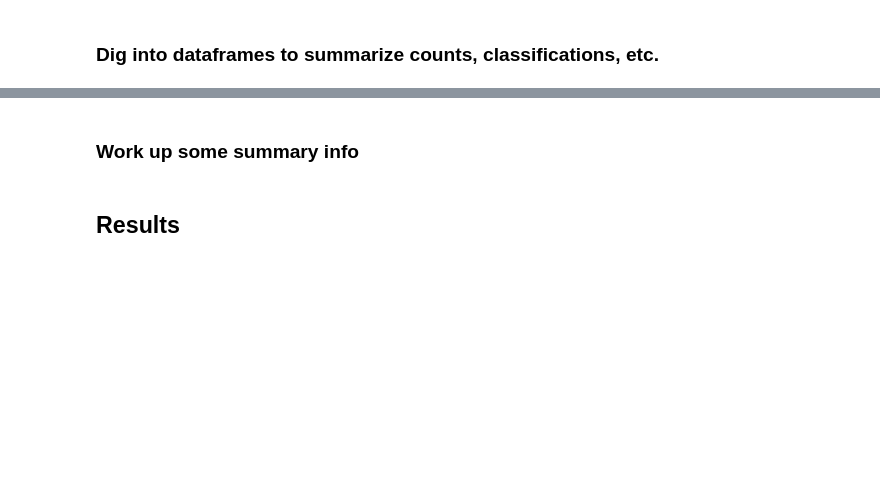
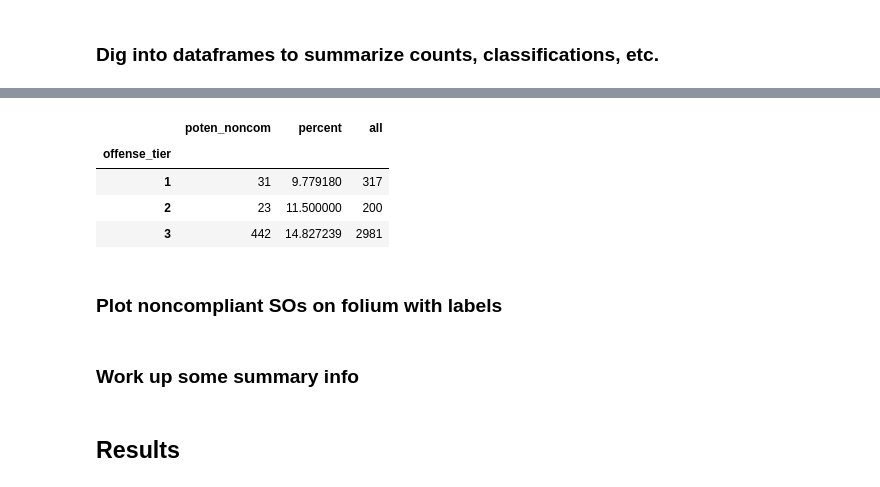
Before and after one commit to PMattox/dsa_masters, a Jupyter notebook: DSA_Capstone/Analysis - SO Potential Noncompliance.ipynb, the cells around one changed output, grey strips where cells are left out. Drawn from its saved outputs; the diff is of its cells as text; code cells hidden in the pictures; blank space fills up the shorter version.

```diff
--- a/DSA_Capstone/Analysis - SO Potential Noncompliance.ipynb
+++ b/DSA_Capstone/Analysis - SO Potential Noncompliance.ipynb
@@ -187,3 +181,24 @@ gdf_so_inrestricted.head()
 | 13 | 14096 | ADER, WILLIAM C | 5214 FINKMAN ST | SAINT LOUIS | MO | 63109 | ST LOUIS CITY | FORCED ORAL COPULATION | 1 | Y | 1 | ... |
 | 17 | 5945 | AGUIRRE, BOBBY S | 3645 COOK AVE | SAINT LOUIS | MO | 63113 | ST LOUIS CITY | CHILD MOLEST-1ST DEGREE | 1 | Y | 3 | ... |
 | 20 | 17169 | ALBUSSAIRI, YASIR A | 4241 SCHILLER PL | SAINT LOUIS | MO | 63116 | ST LOUIS CITY | CHILD MOLEST-1ST DEGREE | 1 | Y | 3 | ... |
+# %%
+# generate count of potentially noncompliant sex offenders by tier
+ct_inrestricted_tier = gdf_so_inrestricted['tier'].value_counts().sort_index(ascending=True)
+
+# generate count of ALL sex offenders by tier
+ct_all_tier = gdf_so['tier'].value_counts().sort_index(ascending=True)
+
+# calculate percentage
+per_tier = ct_inrestricted_tier / ct_all_tier * 100
+
+# combine all of the above into a single df to simplify output
+df_ct_tier = pd.concat([ct_inrestricted_tier, per_tier, ct_all_tier], axis=1)
+df_ct_tier.index.rename('offense_tier', inplace=True)
+df_ct_tier.columns = ['poten_noncom', 'percent', 'all']
+df_ct_tier
+# %% [output]
+|  | poten_noncom | percent | all |
+| offense_tier |  |  |  |
+| 1 | 31 | 9.779180 | 317 |
+| 2 | 23 | 11.500000 | 200 |
+| 3 | 442 | 14.827239 | 2981 |
@@ -190,2 +207,4 @@ gdf_so_inrestricted.head()
+# %% [markdown]
+### Plot noncompliant SOs on folium with labels
 # %% [markdown]
 ### Work up some summary info
```
Also changed, not shown: parts of 7 cells of this notebook, 2 other files.
